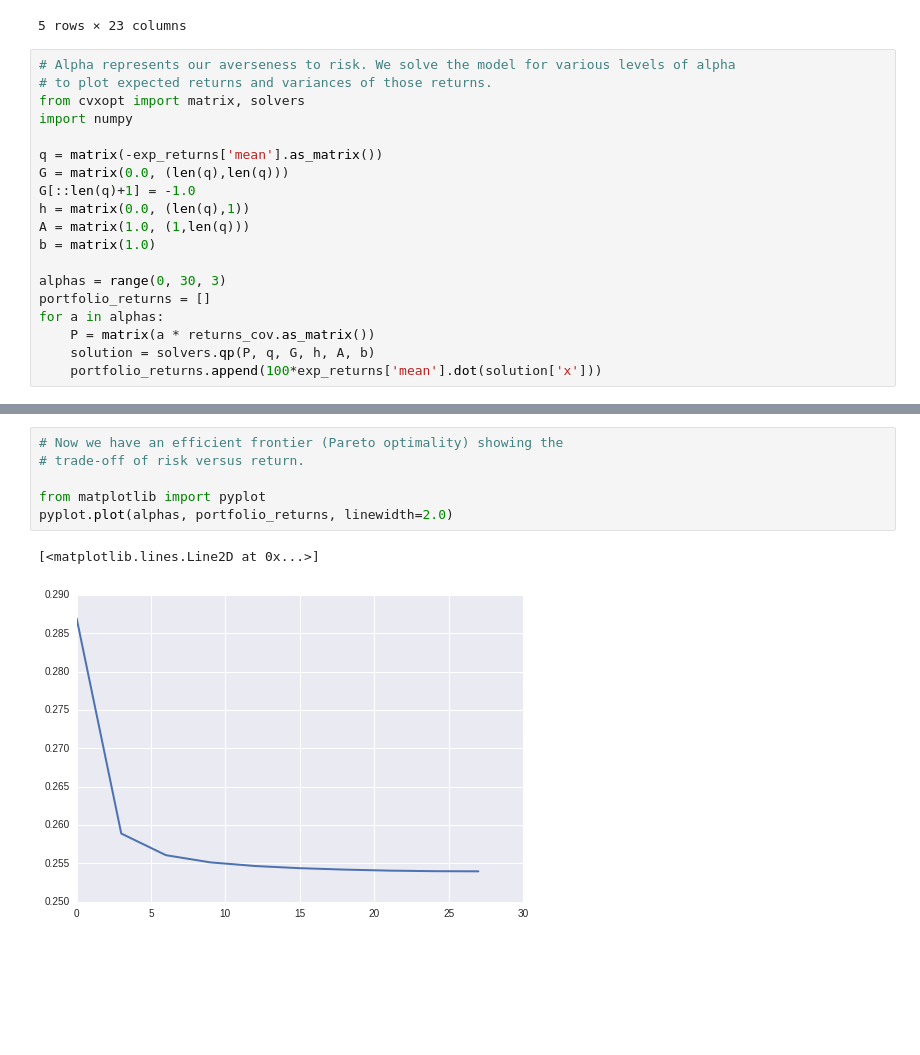
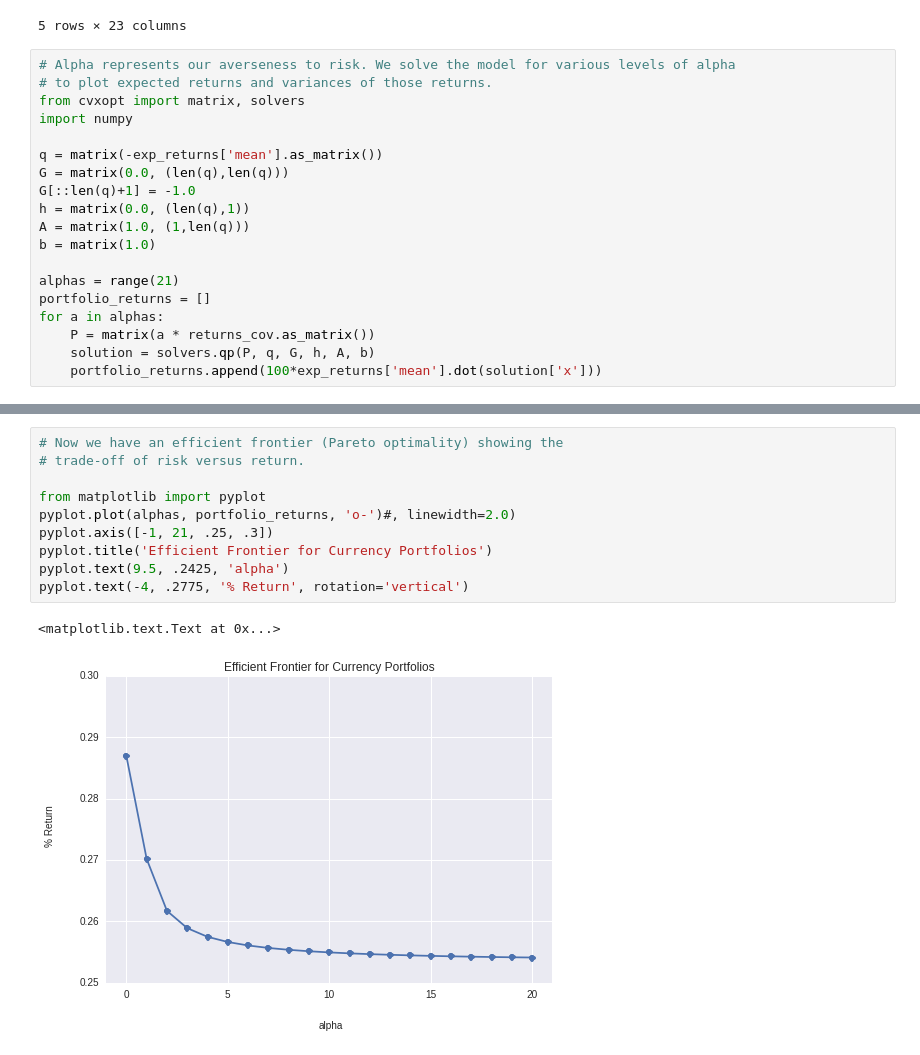
Before and after one commit to yhat/currency-portfolio-optimization, a Jupyter notebook: Currency Portfolio Optimization.ipynb, the cells around one changed output, grey strips where cells are left out. Drawn from its saved outputs; the diff is of its cells as text; blank space fills up the shorter version.

```diff
--- a/Currency Portfolio Optimization.ipynb
+++ b/Currency Portfolio Optimization.ipynb
@@ -187,7 +187,7 @@ h = matrix(0.0, (len(q),1))
 A = matrix(1.0, (1,len(q)))
 b = matrix(1.0)
 
-alphas = range(0, 30, 3)
+alphas = range(21)
 portfolio_returns = []
 for a in alphas:
     P = matrix(a * returns_cov.as_matrix())
@@ -196,9 +214,13 @@ for a in alphas:
 # %%
 # Now we have an efficient frontier (Pareto optimality) showing the
 # trade-off of risk versus return.
 
 from matplotlib import pyplot
-pyplot.plot(alphas, portfolio_returns, linewidth=2.0)
+pyplot.plot(alphas, portfolio_returns, 'o-')#, linewidth=2.0)
+pyplot.axis([-1, 21, .25, .3])
+pyplot.title('Efficient Frontier for Currency Portfolios')
+pyplot.text(9.5, .2425, 'alpha')
+pyplot.text(-4, .2775, '% Return', rotation='vertical')
 # %% [output]
-[<matplotlib.lines.Line2D at 0x...>]
+<matplotlib.text.Text at 0x...>
-[figure, old version]
+[figure, new version]
```
Also changed, not shown: parts of 2 cells of this notebook.
